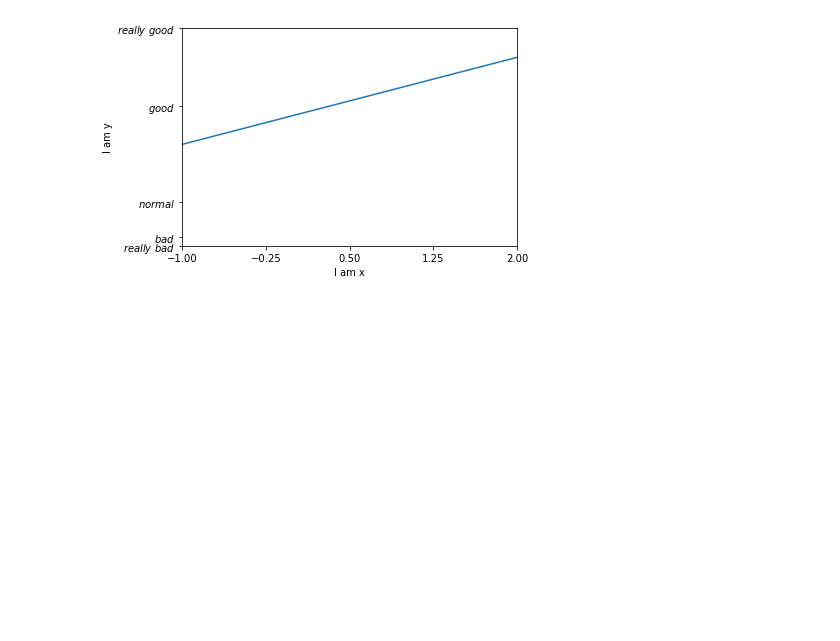
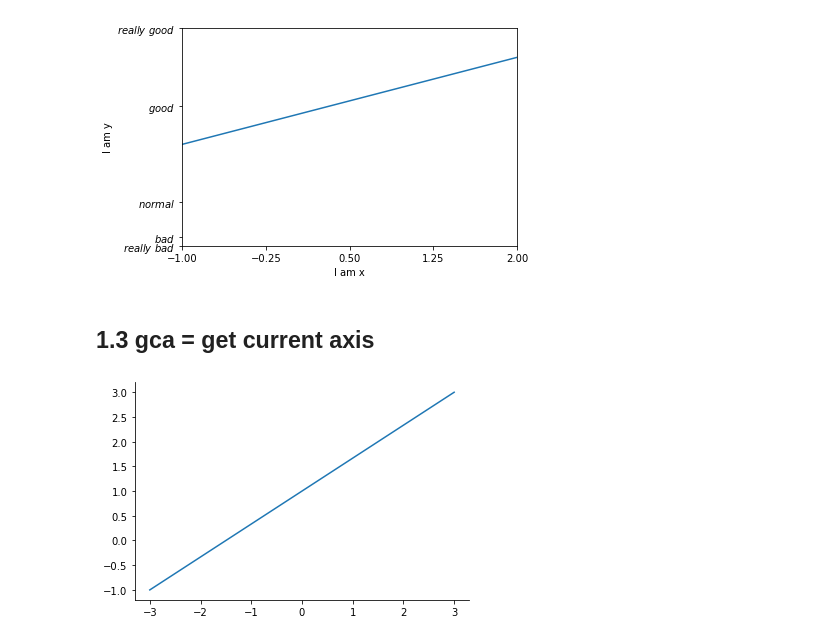
Before and after one commit to DankiLiu/Way-to-Python, a Jupyter notebook: MachineLearning/MLNotebook/Matplotlib.ipynb, the cells around one changed output. Saved outputs shown, nothing was run; the diff lists cells and outputs as text; code cells hidden in the pictures; blank space fills up the shorter version.

```diff
--- a/MachineLearning/MLNotebook/Matplotlib.ipynb
+++ b/MachineLearning/MLNotebook/Matplotlib.ipynb
@@ -55,3 +56,16 @@ plt.yticks([-2, -1.8, -1, 1.22, 3], [r"$really\ bad$", r"$bad$", r"$normal$", r"
   Text(0, 1.22, '$good$'),
   Text(0, 3.0, '$really\\ good$')])
 [figure]
+# %% [markdown]
+## 1.3 gca = get current axis
+# %%
+plt.plot(xn, y)
+ax = plt.gca()
+ax.spines['right'].set_color('none')
+ax.spines['top'].set_color('none')
+
+ax.xaxis.set_ticks_position('bottom')
+ax.yaxis.set_ticks_position('left')
+ax.splines['bottom'].set_position
+# %% [output]
+[figure, added]
```
Also changed, not shown: parts of 2 cells of this notebook.
